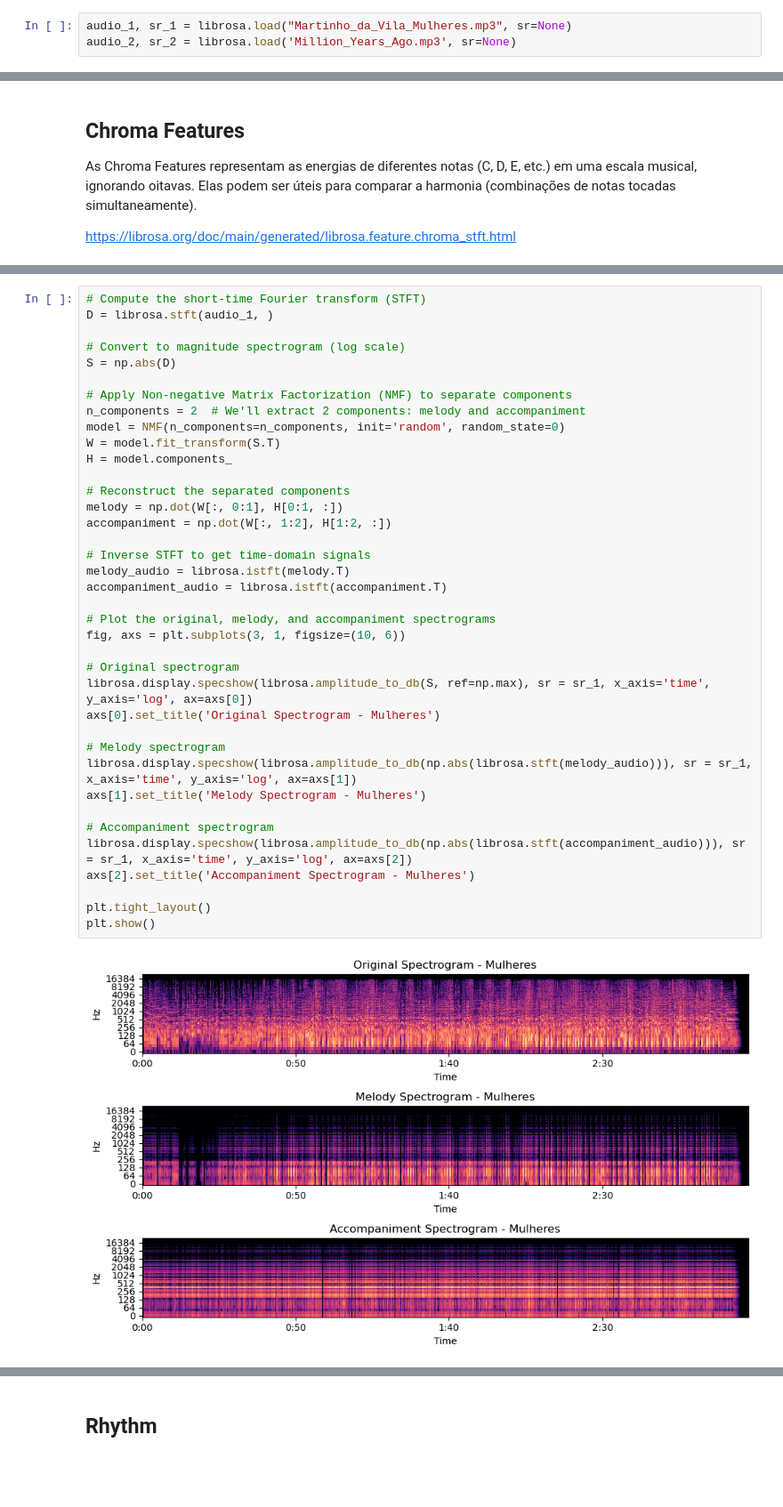
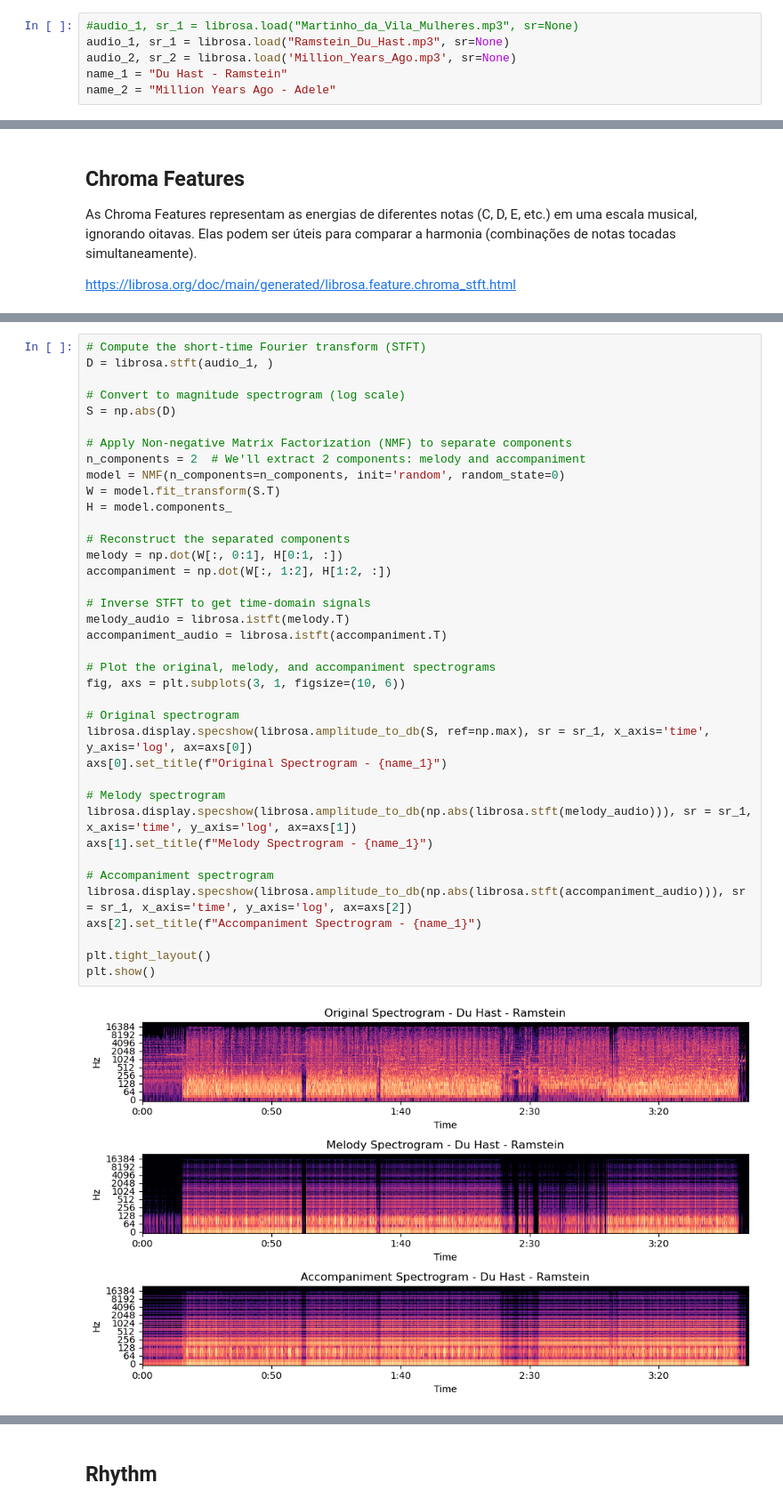
Before and after one commit to vanessaolivatto/music-analysis, a Jupyter notebook: acoustic_characteristics.ipynb, the cells around one changed output, grey strips where cells are left out. Shown at 89% size. Cells and saved outputs as stored; diff of their text form; blank space fills up the shorter version.

```diff
--- a/acoustic_characteristics.ipynb
+++ b/acoustic_characteristics.ipynb
@@ -8,8 +8,11 @@ import matplotlib.pyplot as plt
 import soundfile as sf
 from sklearn.decomposition import NMF
 # %%
-audio_1, sr_1 = librosa.load("Martinho_da_Vila_Mulheres.mp3", sr=None)
+#audio_1, sr_1 = librosa.load("Martinho_da_Vila_Mulheres.mp3", sr=None)
+audio_1, sr_1 = librosa.load("Ramstein_Du_Hast.mp3", sr=None)
 audio_2, sr_2 = librosa.load('Million_Years_Ago.mp3', sr=None)
+name_1 = "Du Hast - Ramstein"
+name_2 = "Million Years Ago - Adele"
 # %% [markdown]
 ## MFCC (Mel-frequency cepstral coefficients):
 
@@ -246,37 +210,37 @@ S = np.abs(D)
 
 # Apply Non-negative Matrix Factorization (NMF) to separate components
 n_components = 2  # We'll extract 2 components: melody and accompaniment
 model = NMF(n_components=n_components, init='random', random_state=0)
 W = model.fit_transform(S.T)
 H = model.components_
 
 # Reconstruct the separated components
 melody = np.dot(W[:, 0:1], H[0:1, :])
 accompaniment = np.dot(W[:, 1:2], H[1:2, :])
 
 # Inverse STFT to get time-domain signals
 melody_audio = librosa.istft(melody.T)
 accompaniment_audio = librosa.istft(accompaniment.T)
 
 # Plot the original, melody, and accompaniment spectrograms
 fig, axs = plt.subplots(3, 1, figsize=(10, 6))
 
 # Original spectrogram
 librosa.display.specshow(librosa.amplitude_to_db(S, ref=np.max), sr = sr_1, x_axis='time', y_axis='log', ax=axs[0])
-axs[0].set_title('Original Spectrogram - Mulheres')
+axs[0].set_title(f"Original Spectrogram - {name_1}")
 
 # Melody spectrogram
 librosa.display.specshow(librosa.amplitude_to_db(np.abs(librosa.stft(melody_audio))), sr = sr_1, x_axis='time', y_axis='log', ax=axs[1])
-axs[1].set_title('Melody Spectrogram - Mulheres')
+axs[1].set_title(f"Melody Spectrogram - {name_1}")
 
 # Accompaniment spectrogram
 librosa.display.specshow(librosa.amplitude_to_db(np.abs(librosa.stft(accompaniment_audio))), sr = sr_1, x_axis='time', y_axis='log', ax=axs[2])
-axs[2].set_title('Accompaniment Spectrogram - Mulheres')
+axs[2].set_title(f"Accompaniment Spectrogram - {name_1}")
 
 plt.tight_layout()
 plt.show()
 # %% [output]
-[figure, old version]
+[figure, new version]
 # %%
 from sklearn.decomposition import NMF
 # Compute the short-time Fourier transform (STFT)
```
Also changed, not shown: parts of 11 cells of this notebook.
